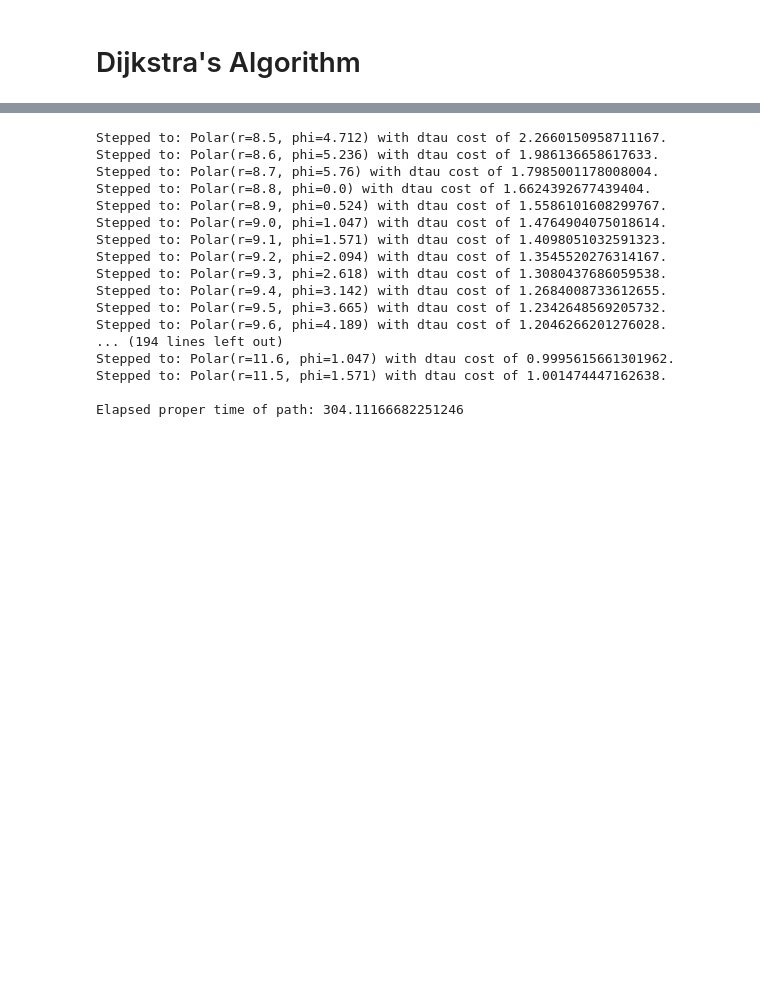
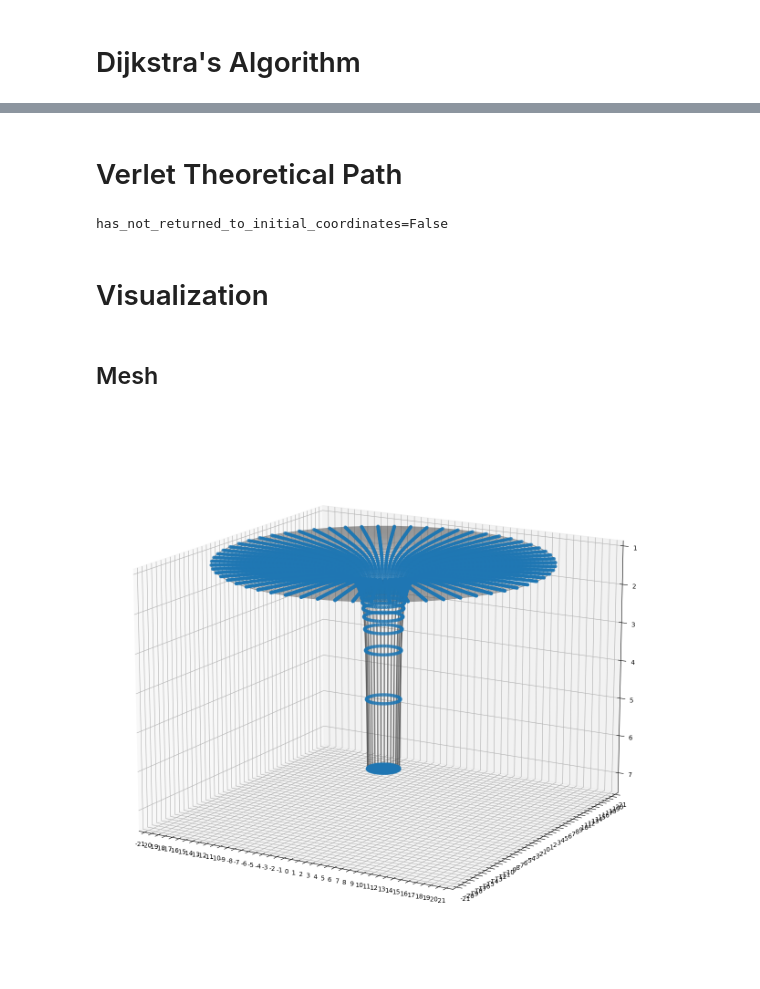
Before and after one commit to SimmeringRook/Cartographer, a Jupyter notebook: 36X/pathfinding.ipynb, the cells around one changed output, grey strips where cells are left out. Drawn from its saved outputs; the diff is of its cells as text; code cells hidden in the pictures; blank space fills up the shorter version.

```diff
--- a/36X/pathfinding.ipynb
+++ b/36X/pathfinding.ipynb
@@ -116,6 +127,7 @@ class PolarDimensions:
     inner_r: float
     outer_r: float
     r_resolution: float
+    r_sig_figs: int
     phi_resolution: float
     phi_sig_figs: int
 # %% [markdown]
@@ -626,0 +540,2 @@ V=0.9341,        E-V=0.0019
+# %% [markdown]
+# Verlet Theoretical Path
@@ -627,36 +613,53 @@ V=0.9341,        E-V=0.0019
 # %%
-stone = Stone(
-        Coordinate(8.4, 4.189, is_cartesian=False),
+stone_Verlet = Stone(
+        initial_stone_Coordinate,
         at_rest=False,
         energy_per_unit_mass=math.sqrt(V_effective(r_coordinate=20, angular_momentum_per_unit_mass=4)),
         angular_momentum_per_unit_mass=4,
-        dr_direction=1
+        dr_direction=-1
     )
-lattice_dimensions = PolarDimensions(
-        inner_r=0,
-        outer_r=21,
-        r_resolution=0.1,
-        phi_resolution=0.5,
-        phi_sig_figs=3
-    )
-lattice = Latticework(polar_dimensions=lattice_dimensions)
-lattice.build_graph(stone=stone)
-lattice.find_path_for_stone(stone=stone)
+verlet_dtau = 0.1
+verlet_pathfinder = VerletPathfinder(stone_Verlet)
+verlet_pathfinder.calculate_path_using_verlet(verlet_dtau)
 # %% [output]
-Stepped to: Polar(r=8.5, phi=4.712) with dtau cost of 2.2660150958711167.
-Stepped to: Polar(r=8.6, phi=5.236) with dtau cost of 1.986136658617633.
-Stepped to: Polar(r=8.7, phi=5.76) with dtau cost of 1.7985001178008004.
-Stepped to: Polar(r=8.8, phi=0.0) with dtau cost of 1.6624392677439404.
-Stepped to: Polar(r=8.9, phi=0.524) with dtau cost of 1.5586101608299767.
-Stepped to: Polar(r=9.0, phi=1.047) with dtau cost of 1.4764904075018614.
-Stepped to: Polar(r=9.1, phi=1.571) with dtau cost of 1.4098051032591323.
-Stepped to: Polar(r=9.2, phi=2.094) with dtau cost of 1.3545520276314167.
-Stepped to: Polar(r=9.3, phi=2.618) with dtau cost of 1.3080437686059538.
-Stepped to: Polar(r=9.4, phi=3.142) with dtau cost of 1.2684008733612655.
-Stepped to: Polar(r=9.5, phi=3.665) with dtau cost of 1.2342648569205732.
-Stepped to: Polar(r=9.6, phi=4.189) with dtau cost of 1.2046266201276028.
-... (194 lines left out)
-Stepped to: Polar(r=11.6, phi=1.047) with dtau cost of 0.9995615661301962.
-Stepped to: Polar(r=11.5, phi=1.571) with dtau cost of 1.001474447162638.
-
-Elapsed proper time of path: 304.11166682251246
+has_not_returned_to_initial_coordinates=False
+# %% [markdown]
+# Visualization
+# %% [markdown]
+## Mesh
+# %%
+def draw_layout_3D(lattice, figure_size = (16,16)):
+
+    fig = plt.figure(figsize=figure_size, dpi=100,)
+    ax = fig.add_subplot(projection='3d')
+
+    X, Y, Z = lattice.get_curvature_meshgrid()
+    colors = [ ]
+
+    it = np.nditer([X, Y], flags=['multi_index'])
+
+    for x, y, in it:
+        colors.append((0.25, 0.25, 0.25, 0.5))
+
+    ax.plot_wireframe(X, Y, Z, colors=colors)
+
+    ax.scatter3D(X, Y, Z)
+
+    ax.set_xlim( (-lattice.polar_dimensions.outer_r, lattice.polar_dimensions.outer_r) )
+    ax.set_xticks([x for x in range(-lattice.polar_dimensions.outer_r, lattice.polar_dimensions.outer_r + 1)])
+    ax.set_xticklabels( [f'{int(x)}' for x in range(-lattice.polar_dimensions.outer_r, lattice.polar_dimensions.outer_r + 1)])
+
+    ax.set_ylim( (-lattice.polar_dimensions.outer_r, lattice.polar_dimensions.outer_r) )
+    ax.set_yticks([y for y in range(-lattice.polar_dimensions.outer_r, lattice.polar_dimensions.outer_r + 1)])
+    ax.set_yticklabels( [f'{int(y)}' for y in range(-lattice.polar_dimensions.outer_r, lattice.polar_dimensions.outer_r + 1)])
+
+    z_max_index = np.unravel_index(np.argmax(Z), (Z).shape)
+
+    ax.set_zlim( bottom=Z[z_max_index]+1, top=1,)
+
+    return fig, ax
+
+fig, ax = draw_layout_3D(lattice=lattice)
+ax.view_init(15,-60)
+# %% [output]
+[figure, added]
```
Also changed, not shown: parts of 14 cells of this notebook.
